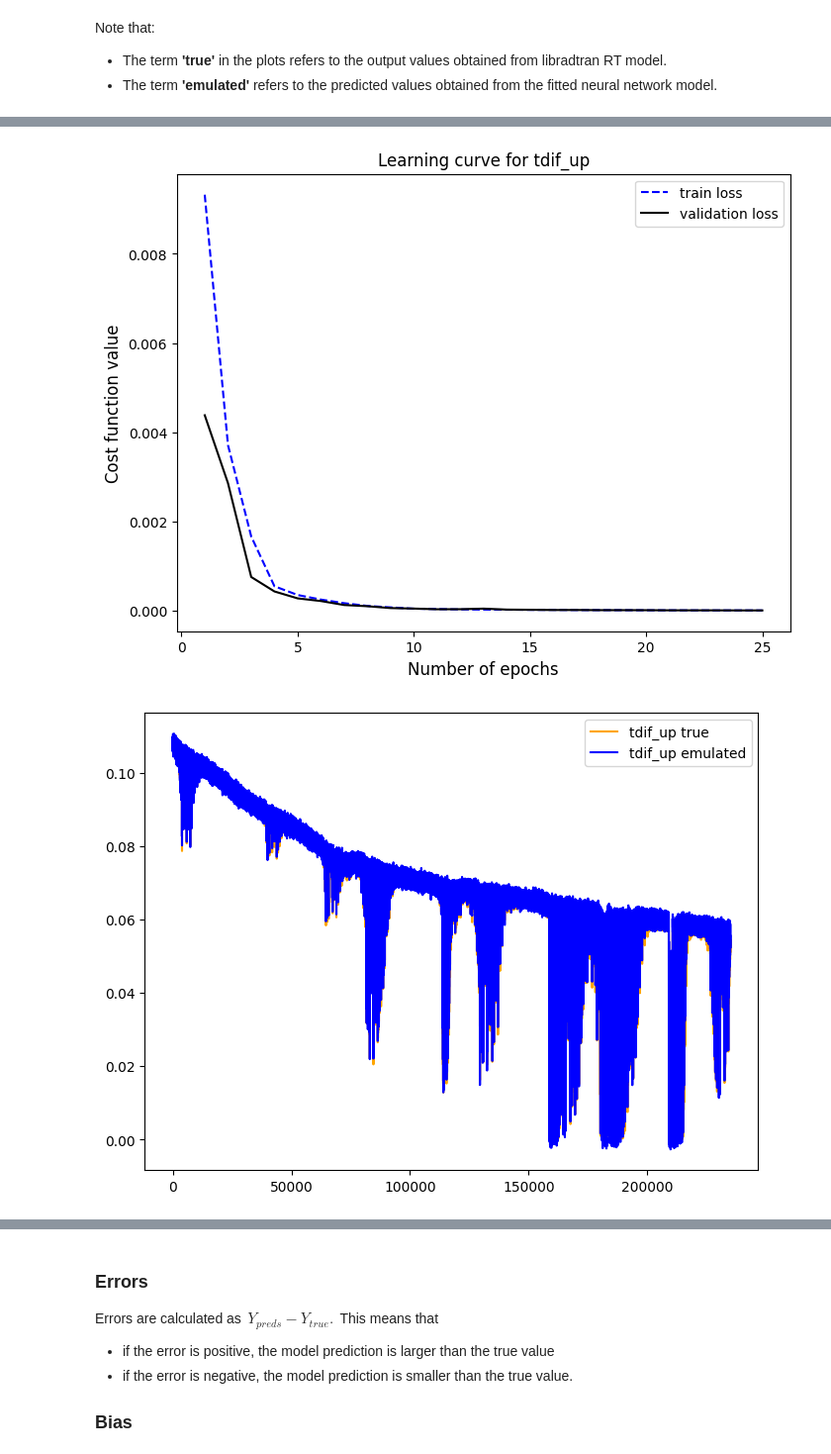
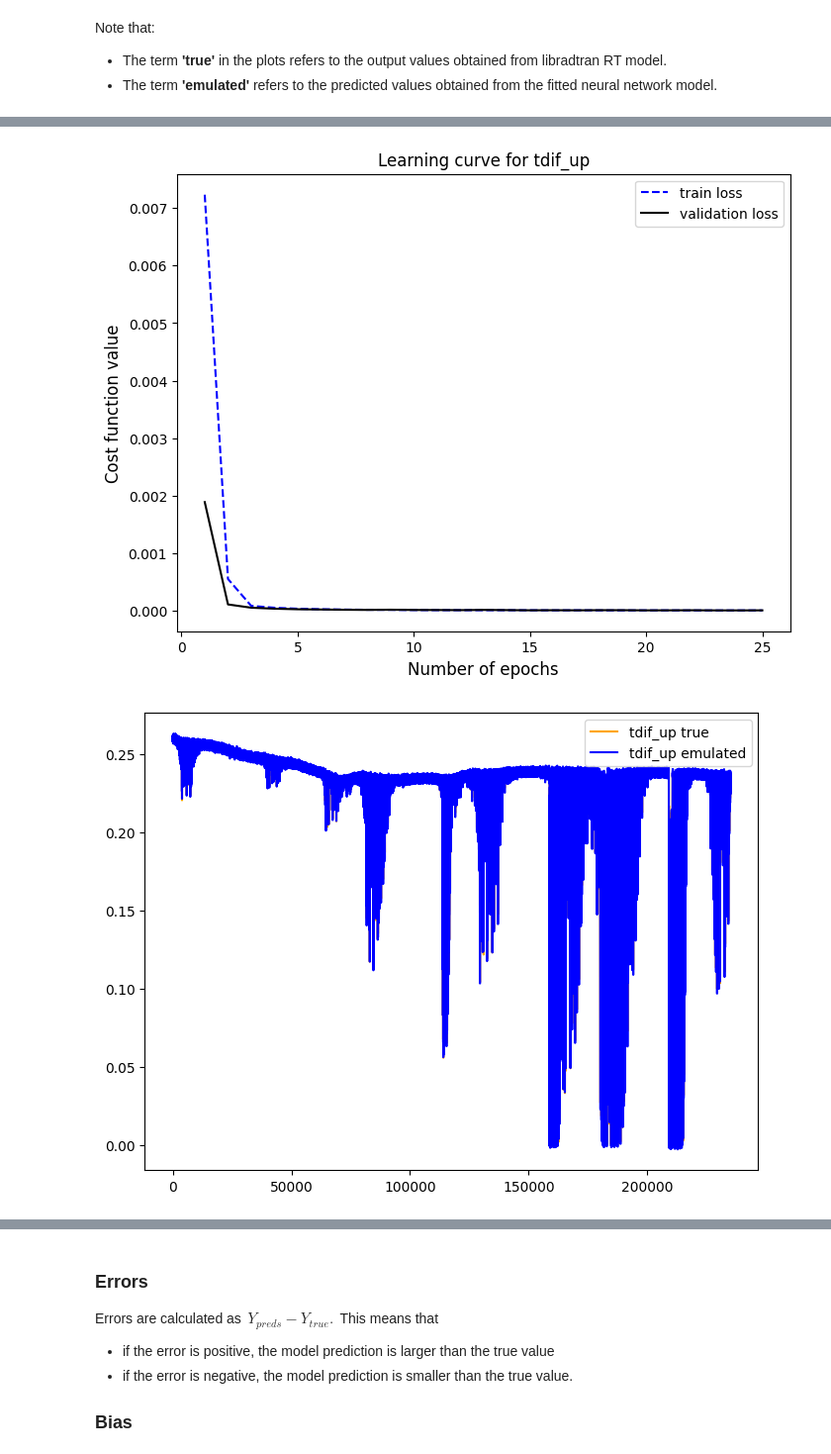
Before and after one commit to HerraKaava/RT_model_emulator, a Jupyter notebook: code-files/NN_model_tdif_up.ipynb, the cells around one changed output, grey strips where cells are left out. Shown at 99% size. Cells and saved outputs as stored; diff of their text form; code cells hidden in the pictures.

Commit message:
updating tdif_up emulator

```diff
--- a/code-files/NN_model_tdif_up.ipynb
+++ b/code-files/NN_model_tdif_up.ipynb
@@ -58,9 +58,9 @@ dict_keys(['scaled_X_train', 'scaled_X_val', 'scaled_X_test', 'Y_train_tdif_up',
 scaled_X_train = data_dict["scaled_X_train"]
 scaled_X_val = data_dict["scaled_X_val"]
 scaled_X_test = data_dict["scaled_X_test"]
-Y_train_tdif_up = data_dict["Y_train_tdif_up"]
-Y_val_tdif_up = data_dict["Y_val_tdif_up"]
-Y_test_tdif_up = data_dict["Y_test_tdif_up"]
+Y_train = data_dict["Y_train_tdif_up"]
+Y_val = data_dict["Y_val_tdif_up"]
+Y_test = data_dict["Y_test_tdif_up"]
 # %%
 print("############### Training data ###############")
 print(f"Shape of scaled_X_train: {scaled_X_train.shape}")
@@ -119,11 +119,10 @@ def model(X_train, Y_train, X_val, Y_val, num_epochs: int, batch_size: int, outp
     # Architecture of the NN model
     model = Sequential([
         Input(shape=(53, 1)),
-        Conv1D(filters=10, kernel_size=3, kernel_initializer=he_normal(), activation="relu"),
-        MaxPool1D(pool_size=2, strides=None),
+        Conv1D(filters=32, kernel_size=3, kernel_initializer=he_normal(), activation="relu"),
         Flatten(),
         Dense(units=60, kernel_initializer=he_normal(), activation="relu"),
-        Dense(units=60, kernel_initializer=he_normal(), activation="relu"),
+        Dense(units=50, kernel_initializer=he_normal(), activation="relu"),
         Dense(units=235002, kernel_initializer=glorot_uniform(), activation="linear"),
     ])
 
@@ -170,9 +169,9 @@ def model(X_train, Y_train, X_val, Y_val, num_epochs: int, batch_size: int, outp
     return model, loss_history
 # %%
 NN_model, loss_history = model(X_train=scaled_X_train,
-                               Y_train=Y_train_tdif_up,
+                               Y_train=Y_train,
                                X_val=scaled_X_val,
-                               Y_val=Y_val_tdif_up,
+                               Y_val=Y_val,
                                num_epochs=25,
                                batch_size=32,
                                output_var_name="tdif_up")
@@ -202,5 +201,5 @@ Note that:
 - The term **'true'** in the plots refers to the output values obtained from libradtran RT model.
 - The term **'emulated'** refers to the predicted values obtained from the fitted neural network model.
 # %%
-tdif_up_preds = NN_model.predict(scaled_X_val)
+val_preds = NN_model.predict(scaled_X_val)
 # %% [output]
@@ -208,9 +207,9 @@ tdif_up_preds = NN_model.predict(scaled_X_val)
 # %%
 plot_learning_curve(loss_history, "tdif_up")
 # %% [output]
-[figure, old version]
+[figure, new version]
 # %%
-plot_random(tdif_up_preds, scaled_X_val, Y_val_tdif_up, "tdif_up")
+plot_random(val_preds, scaled_X_val, Y_val, "tdif_up")
 # %% [output]
-[figure, old version]
+[figure, new version]
 # %%
```
Also changed, not shown: parts of 12 cells of this notebook.
